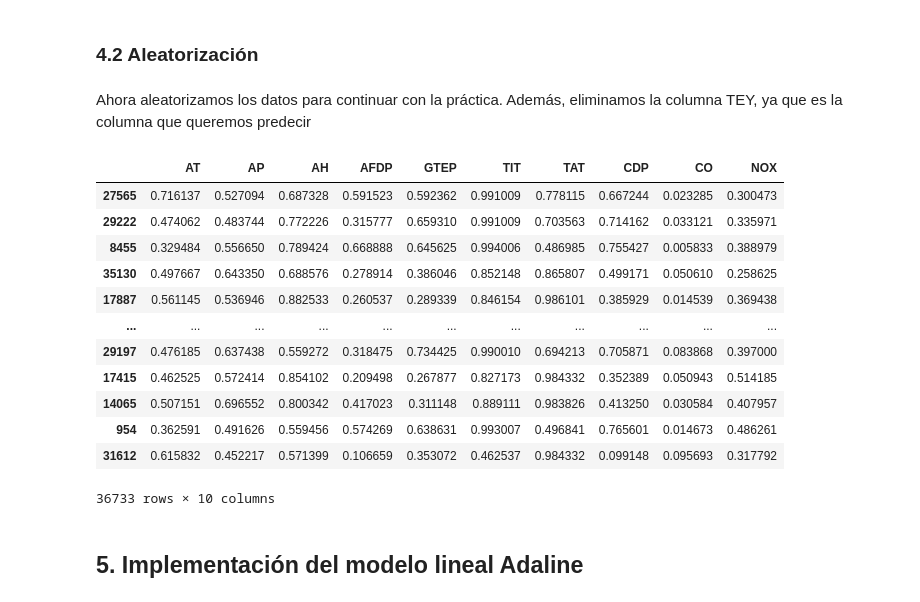
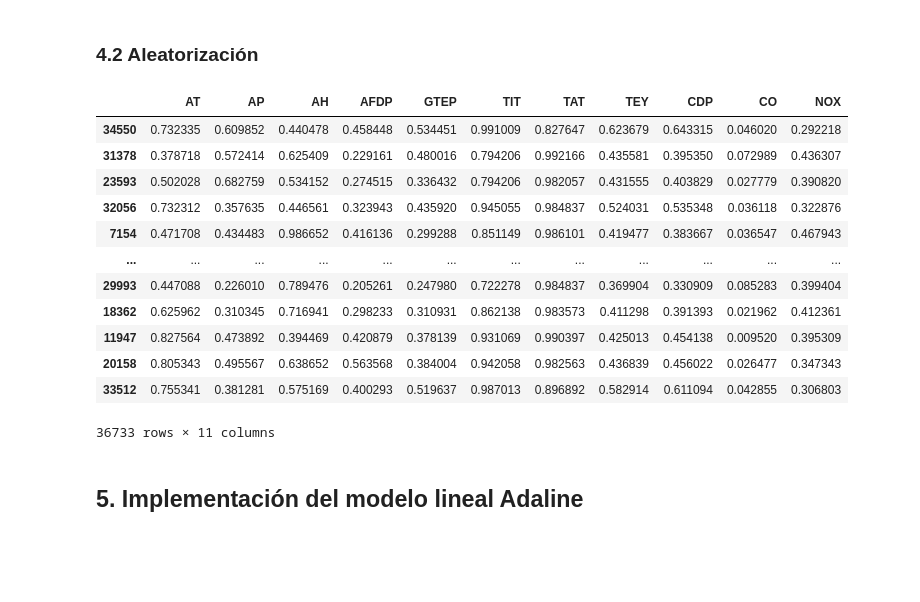
Before and after one commit to cabamarcos/Gas-Turbine-Emission-Prediction, a Jupyter notebook: P1_RRNN.ipynb, the cells around one changed output. Saved outputs shown, nothing was run; the diff lists cells and outputs as text; code cells hidden in the pictures; blank space fills up the shorter version.

```diff
--- a/P1_RRNN.ipynb
+++ b/P1_RRNN.ipynb
@@ -163,27 +137,23 @@ datos
 36733 rows × 11 columns
 # %% [markdown]
 ### 4.2 Aleatorización
-# %% [markdown]
-Ahora aleatorizamos los datos para continuar con la práctica. Además, eliminamos la columna TEY, ya que es la columna que queremos predecir
 # %%
 datos = datos.sample(frac=1, random_state=random.seed(123))
-X = datos.drop("TEY", axis = 1)
-y = datos["TEY"]
-X
+datos
 # %% [output]
-|  | AT | AP | AH | AFDP | GTEP | TIT | TAT | CDP | CO | NOX |
-| 27565 | 0.716137 | 0.527094 | 0.687328 | 0.591523 | 0.592362 | 0.991009 | 0.778115 | 0.667244 | 0.023285 | 0.300473 |
-| 29222 | 0.474062 | 0.483744 | 0.772226 | 0.315777 | 0.659310 | 0.991009 | 0.703563 | 0.714162 | 0.033121 | 0.335971 |
-| 8455 | 0.329484 | 0.556650 | 0.789424 | 0.668888 | 0.645625 | 0.994006 | 0.486985 | 0.755427 | 0.005833 | 0.388979 |
-| 35130 | 0.497667 | 0.643350 | 0.688576 | 0.278914 | 0.386046 | 0.852148 | 0.865807 | 0.499171 | 0.050610 | 0.258625 |
-| 17887 | 0.561145 | 0.536946 | 0.882533 | 0.260537 | 0.289339 | 0.846154 | 0.986101 | 0.385929 | 0.014539 | 0.369438 |
-| ... | ... | ... | ... | ... | ... | ... | ... | ... | ... | ... |
-| 29197 | 0.476185 | 0.637438 | 0.559272 | 0.318475 | 0.734425 | 0.990010 | 0.694213 | 0.705871 | 0.083868 | 0.397000 |
-| 17415 | 0.462525 | 0.572414 | 0.854102 | 0.209498 | 0.267877 | 0.827173 | 0.984332 | 0.352389 | 0.050943 | 0.514185 |
-| 14065 | 0.507151 | 0.696552 | 0.800342 | 0.417023 | 0.311148 | 0.889111 | 0.983826 | 0.413250 | 0.030584 | 0.407957 |
-| 954 | 0.362591 | 0.491626 | 0.559456 | 0.574269 | 0.638631 | 0.993007 | 0.496841 | 0.765601 | 0.014673 | 0.486261 |
-| 31612 | 0.615832 | 0.452217 | 0.571399 | 0.106659 | 0.353072 | 0.462537 | 0.984332 | 0.099148 | 0.095693 | 0.317792 |
+|  | AT | AP | AH | AFDP | GTEP | TIT | TAT | TEY | CDP | CO | NOX |
+| 34550 | 0.732335 | 0.609852 | 0.440478 | 0.458448 | 0.534451 | 0.991009 | 0.827647 | 0.623679 | 0.643315 | 0.046020 | 0.292218 |
+| 31378 | 0.378718 | 0.572414 | 0.625409 | 0.229161 | 0.480016 | 0.794206 | 0.992166 | 0.435581 | 0.395350 | 0.072989 | 0.436307 |
+| 23593 | 0.502028 | 0.682759 | 0.534152 | 0.274515 | 0.336432 | 0.794206 | 0.982057 | 0.431555 | 0.403829 | 0.027779 | 0.390820 |
+| 32056 | 0.732312 | 0.357635 | 0.446561 | 0.323943 | 0.435920 | 0.945055 | 0.984837 | 0.524031 | 0.535348 | 0.036118 | 0.322876 |
+| 7154 | 0.471708 | 0.434483 | 0.986652 | 0.416136 | 0.299288 | 0.851149 | 0.986101 | 0.419477 | 0.383667 | 0.036547 | 0.467943 |
+| ... | ... | ... | ... | ... | ... | ... | ... | ... | ... | ... | ... |
+| 29993 | 0.447088 | 0.226010 | 0.789476 | 0.205261 | 0.247980 | 0.722278 | 0.984837 | 0.369904 | 0.330909 | 0.085283 | 0.399404 |
+| 18362 | 0.625962 | 0.310345 | 0.716941 | 0.298233 | 0.310931 | 0.862138 | 0.983573 | 0.411298 | 0.391393 | 0.021962 | 0.412361 |
+| 11947 | 0.827564 | 0.473892 | 0.394469 | 0.420879 | 0.378139 | 0.931069 | 0.990397 | 0.425013 | 0.454138 | 0.009520 | 0.395309 |
+| 20158 | 0.805343 | 0.495567 | 0.638652 | 0.563568 | 0.384004 | 0.942058 | 0.982563 | 0.436839 | 0.456022 | 0.026477 | 0.347343 |
+| 33512 | 0.755341 | 0.381281 | 0.575169 | 0.400293 | 0.519637 | 0.987013 | 0.896892 | 0.582914 | 0.611094 | 0.042855 | 0.306803 |
-36733 rows × 10 columns
+36733 rows × 11 columns
 # %% [markdown]
 ## 5. Implementación del modelo lineal Adaline
 # %%
```
Also changed, not shown: parts of 11 cells of this notebook.
